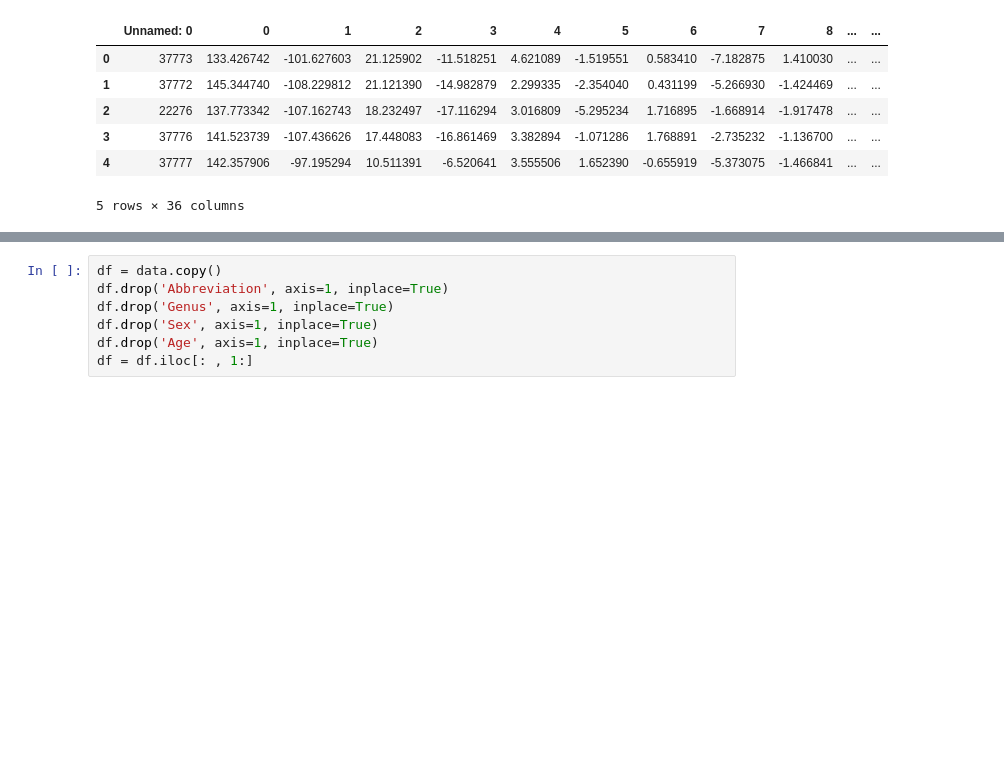
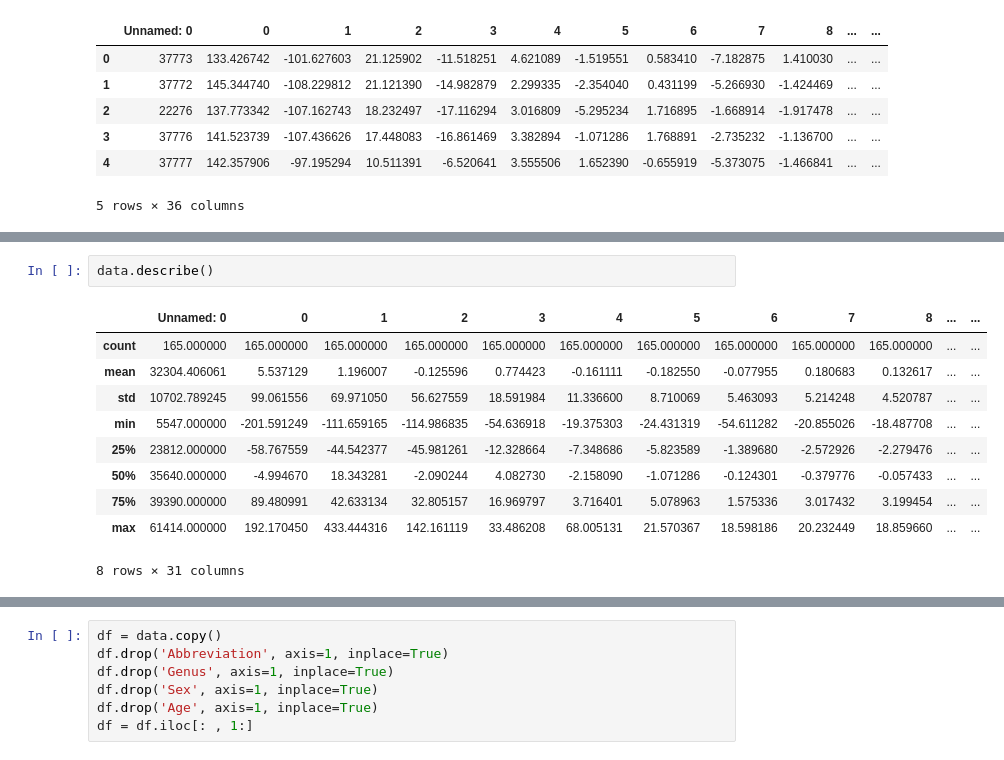
Before and after one commit to Ruben0595/final_assignment_unsupervised-learning, a Jupyter notebook: main.ipynb, the cells around one changed output, grey strips where cells are left out. Drawn from its saved outputs; the diff is of its cells as text; blank space fills up the shorter version.

```diff
--- a/main.ipynb
+++ b/main.ipynb
@@ -16,0 +25,13 @@ data.head()
+# %%
+data.describe()
+# %% [output]
+|  | Unnamed: 0 | 0 | 1 | 2 | 3 | 4 | 5 | 6 | 7 | 8 | ... | ... |
+| count | 165.000000 | 165.000000 | 165.000000 | 165.000000 | 165.000000 | 165.000000 | 165.000000 | 165.000000 | 165.000000 | 165.000000 | ... | ... |
+| mean | 32304.406061 | 5.537129 | 1.196007 | -0.125596 | 0.774423 | -0.161111 | -0.182550 | -0.077955 | 0.180683 | 0.132617 | ... | ... |
+| std | 10702.789245 | 99.061556 | 69.971050 | 56.627559 | 18.591984 | 11.336600 | 8.710069 | 5.463093 | 5.214248 | 4.520787 | ... | ... |
+| min | 5547.000000 | -201.591249 | -111.659165 | -114.986835 | -54.636918 | -19.375303 | -24.431319 | -54.611282 | -20.855026 | -18.487708 | ... | ... |
+| 25% | 23812.000000 | -58.767559 | -44.542377 | -45.981261 | -12.328664 | -7.348686 | -5.823589 | -1.389680 | -2.572926 | -2.279476 | ... | ... |
+| 50% | 35640.000000 | -4.994670 | 18.343281 | -2.090244 | 4.082730 | -2.158090 | -1.071286 | -0.124301 | -0.379776 | -0.057433 | ... | ... |
+| 75% | 39390.000000 | 89.480991 | 42.633134 | 32.805157 | 16.969797 | 3.716401 | 5.078963 | 1.575336 | 3.017432 | 3.199454 | ... | ... |
+| max | 61414.000000 | 192.170450 | 433.444316 | 142.161119 | 33.486208 | 68.005131 | 21.570367 | 18.598186 | 20.232449 | 18.859660 | ... | ... |
+8 rows × 31 columns
```
Also changed, not shown: parts of 22 cells of this notebook, 1 other file.
